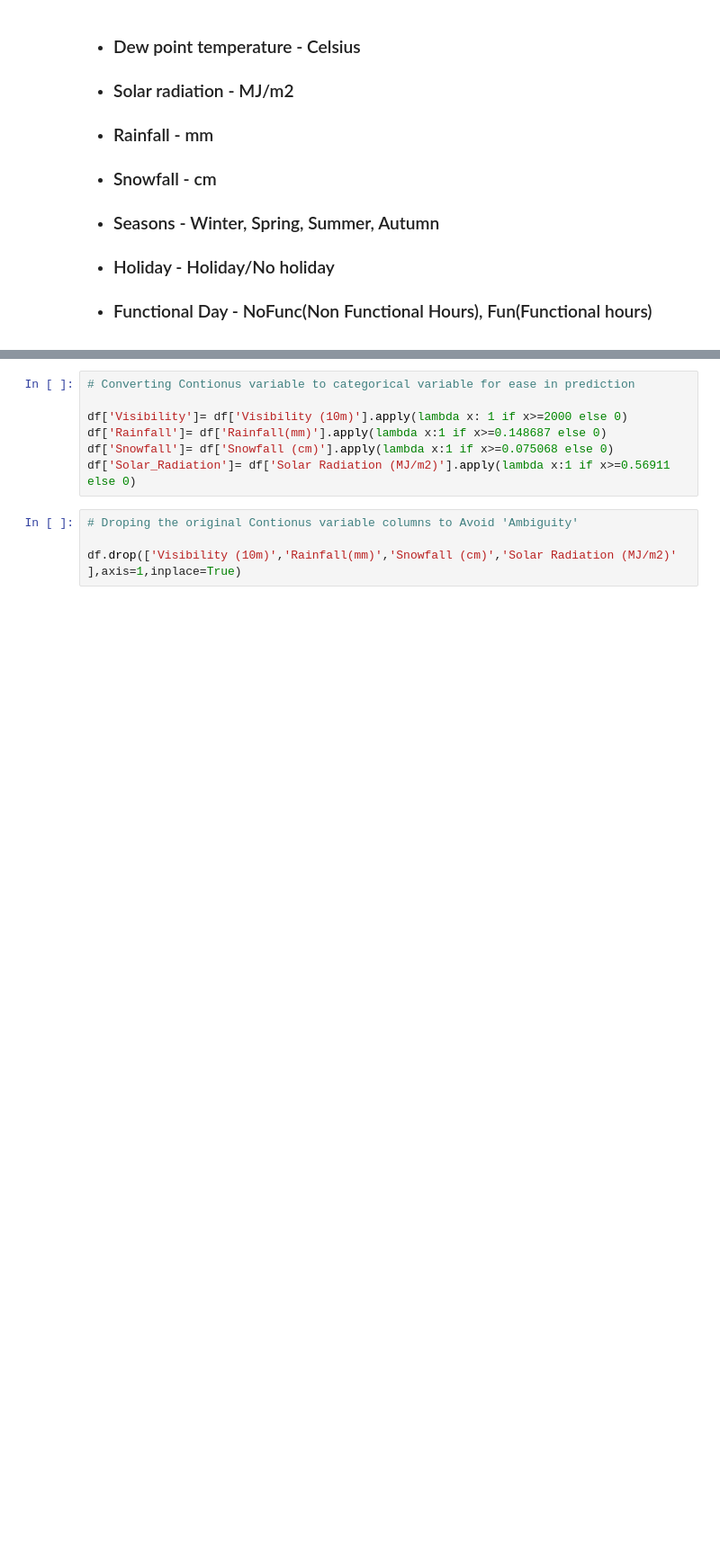
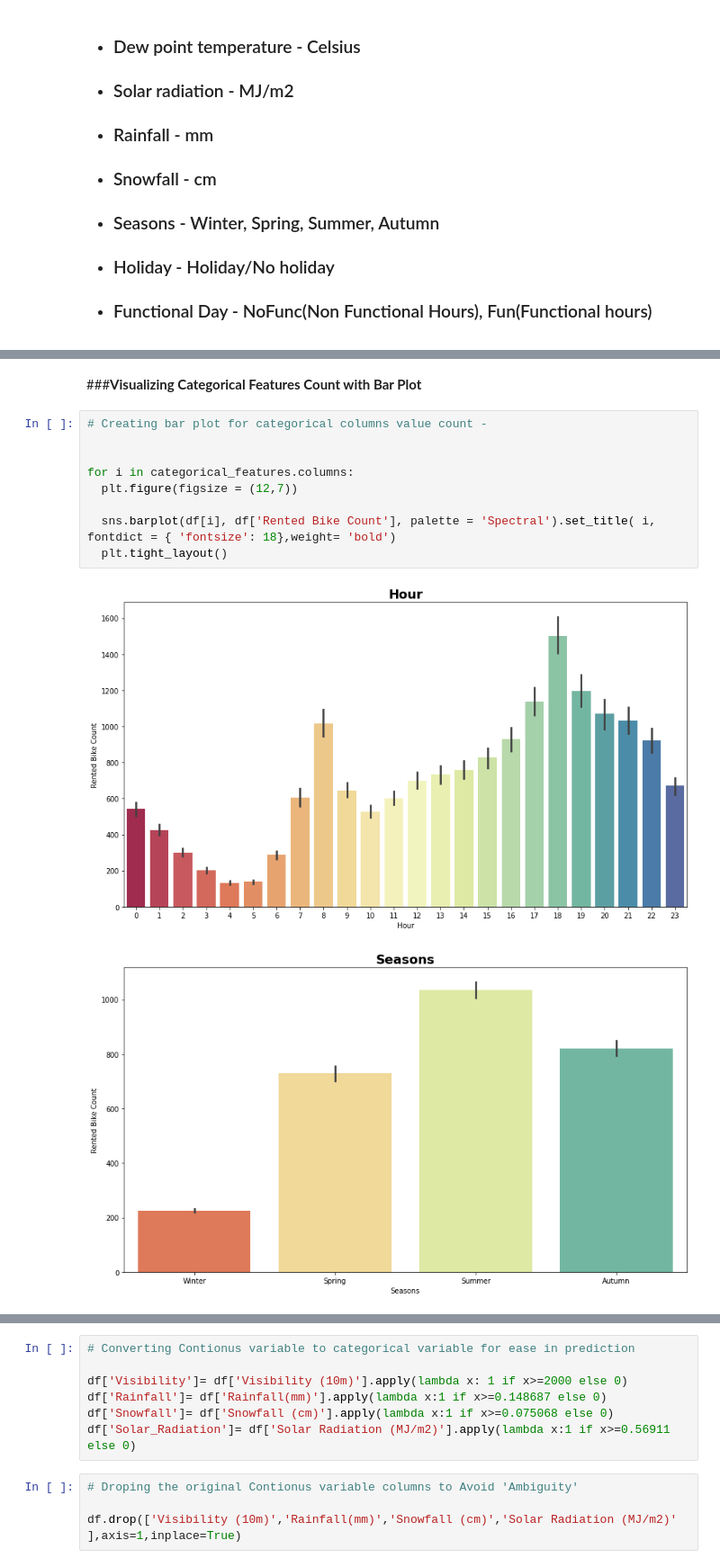
Before and after one commit to DSJibran/Seoul-Bike-Sharing-Demand-Prediction, a Jupyter notebook: Seoul_Bike_Sharing_Demand_Prediction.ipynb, the cells around one changed output, grey strips where cells are left out. Shown at 90% size. Cells and saved outputs as stored; diff of their text form; blank space fills up the shorter version.

```diff
--- a/Seoul_Bike_Sharing_Demand_Prediction.ipynb
+++ b/Seoul_Bike_Sharing_Demand_Prediction.ipynb
@@ -43,0 +279,14 @@ df.shape
+# %% [markdown]
+###**Visualizing Categorical Features Count with Bar Plot**
+# %%
+# Creating bar plot for categorical columns value count -
+
+
+for i in categorical_features.columns:
+  plt.figure(figsize = (12,7))
+
+  sns.barplot(df[i], df['Rented Bike Count'], palette = 'Spectral').set_title( i, fontdict = { 'fontsize': 18},weight= 'bold')
+  plt.tight_layout()
+# %% [output]
+[figure, added]
+[figure, added]
```
Also changed, not shown: parts of 146 cells of this notebook.
